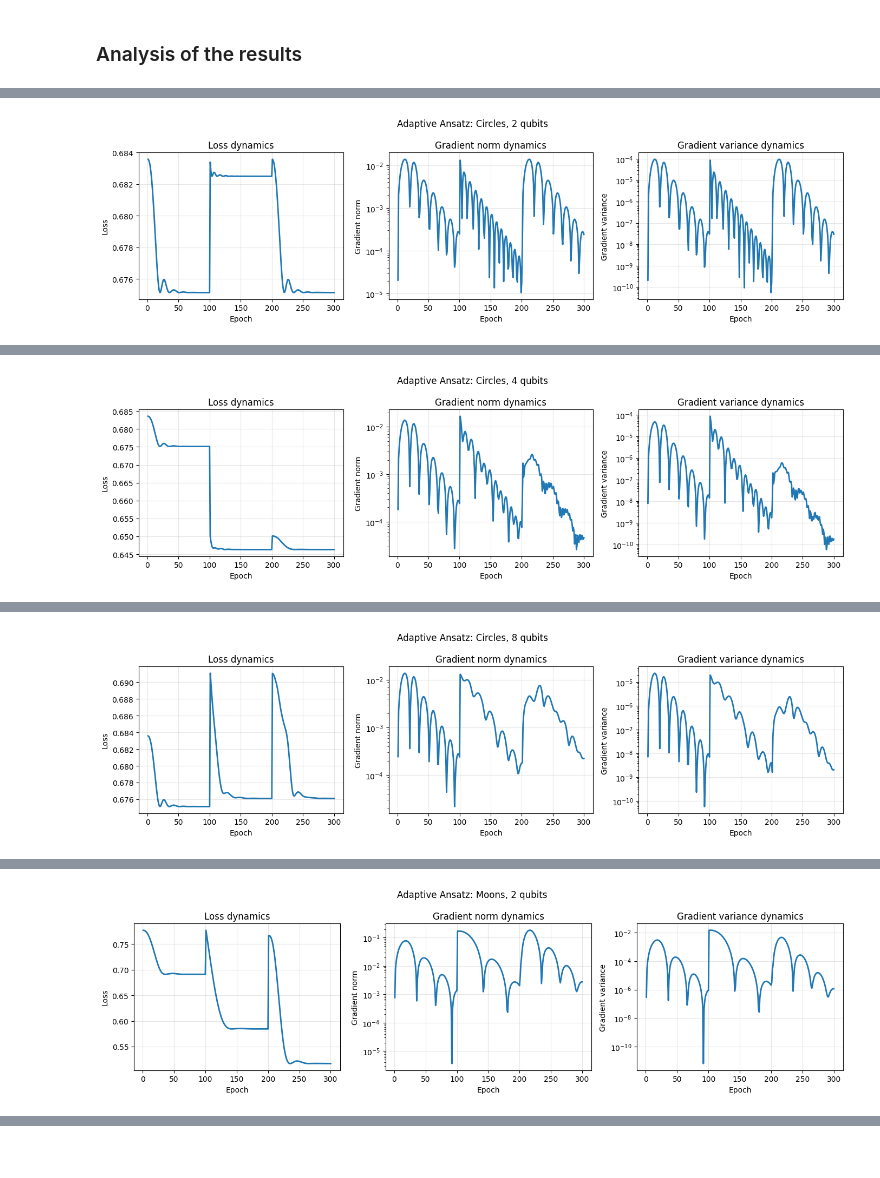
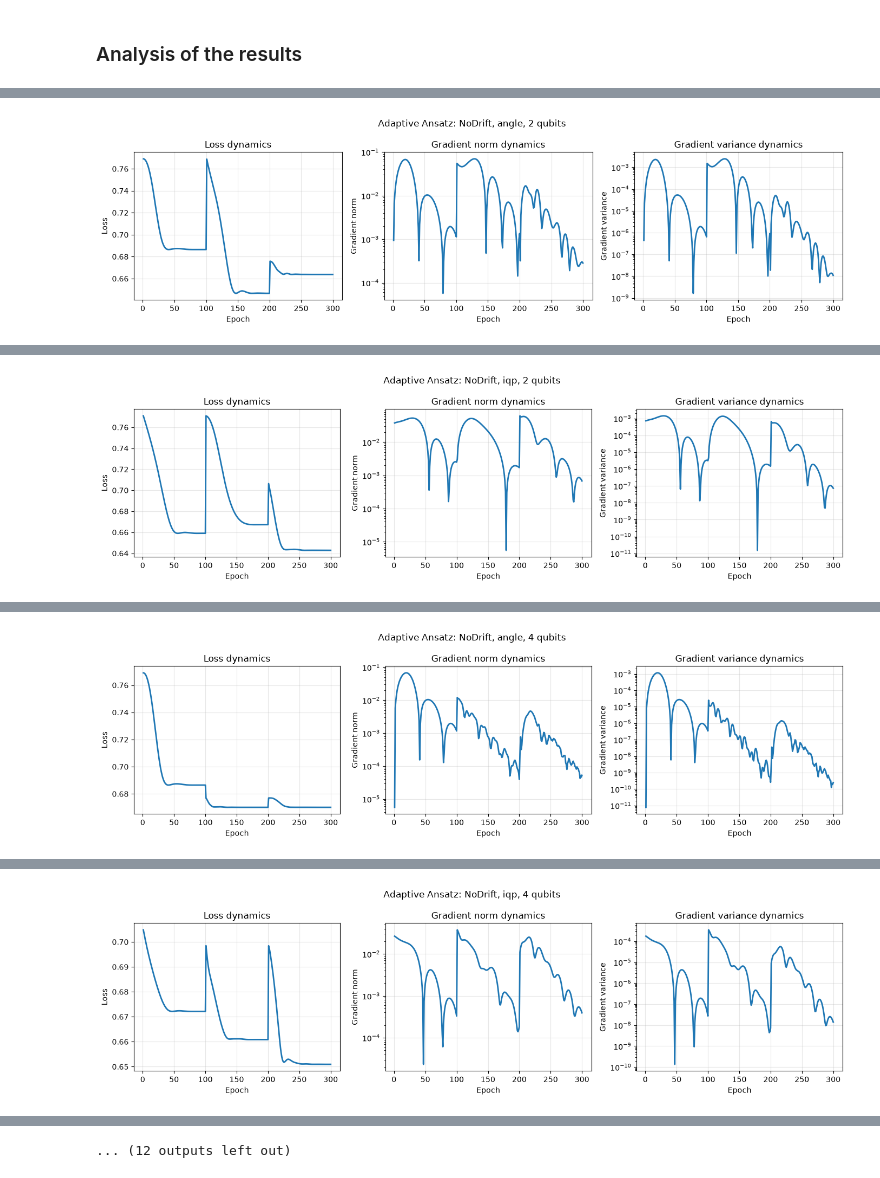
Before and after one commit to Eg0Mak/barren-plateau-volatility, a Jupyter notebook: notebooks/barren_plateau_volatility.ipynb, the cells around one changed output, grey strips where cells are left out. Saved outputs shown, nothing was run; the diff lists cells and outputs as text; code cells hidden in the pictures.

```diff
--- a/notebooks/barren_plateau_volatility.ipynb
+++ b/notebooks/barren_plateau_volatility.ipynb
@@ -1424,6 +1436,8 @@ def run_adaptive_ansatz_experiment(
     y_test,
     dataset_name,
     n_qubits,
+    encoding="angle",
+    drift_flag=False,
     epochs_per_stage=100,
     lr=0.05,
     grad_threshold=1e-4
@@ -1454,6 +1468,7 @@ def run_adaptive_ansatz_experiment(
         print(
             f"\nStage {stage} | "
             f"Dataset: {dataset_name} | "
+            f"Encoding: {encoding} | "
             f"Qubits: {n_qubits} | "
             f"Ansatz: {current_ansatz} | "
             f"Layers: {current_layers}"
@@ -1463,6 +1478,7 @@ def run_adaptive_ansatz_experiment(
             n_qubits=n_qubits,
             n_layers=current_layers,
             ansatz_type=current_ansatz,
+            encoding=encoding,
             init_scale=0.01
         )
 
@@ -1507,9 +1523,14 @@ def run_adaptive_ansatz_experiment(
                 action = f"increase_layers_to_{current_layers}"
 
         elif problem_type == "barren_plateau":
-            current_idx = max(0, current_idx - 1)
-            current_layers = 1
-            action = f"simplify_to_{ansatz_sequence[current_idx]}"
+            if drift_flag:
+                current_idx = 0
+                current_layers = 1
+                action = "drift_triggered_reset_to_ry_cz"
+            else:
+                current_idx = max(0, current_idx - 1)
+                current_layers = 1
+                action = f"simplify_to_{ansatz_sequence[current_idx]}"
 
         else:
             action = "no_action"
@@ -1531,6 +1552,7 @@ def run_adaptive_ansatz_experiment(
     final_result = {
         "Dataset": dataset_name,
         "Model": "AdaptiveAnsatzVQC",
+        "Encoding": encoding,
         "n_qubits": n_qubits,
         "Final_Ansatz": current_ansatz,
         "Final_Layers": current_layers,
@@ -1556,30 +1576,33 @@ adaptive_histories = {}
 adaptive_logs = {}
 
 for dataset_name, X_train, X_test, y_train, y_test in [
-    ("Circles", X_circles_train, X_circles_test, y_circles_train, y_circles_test),
-    ("Moons", X_moons_train, X_moons_test, y_moons_train, y_moons_test)
+    ("NoDrift", X_NoDrift_train, X_NoDrift_test, y_NoDrift_train, y_NoDrift_test),
+    ("WithDrift", X_WithDrift_train, X_WithDrift_test, y_WithDrift_train, y_WithDrift_test)
 ]:
     for q in [2, 4, 8]:
-        result, history, log = run_adaptive_ansatz_experiment(
-            X_train=X_train,
-            X_test=X_test,
-            y_train=y_train,
-            y_test=y_test,
-            dataset_name=dataset_name,
-            n_qubits=q,
-            epochs_per_stage=100,
-            lr=0.05,
-            grad_threshold=1e-4
-        )
+        for encoding in ["angle", "iqp"]:
+            result, history, log = run_adaptive_ansatz_experiment(
+                X_train=X_train,
+                X_test=X_test,
+                y_train=y_train,
+                y_test=y_test,
+                dataset_name=dataset_name,
+                n_qubits=q,
+                encoding=encoding,
+                drift_flag=(dataset_name == "WithDrift"),
+                epochs_per_stage=100,
+                lr=0.05,
+                grad_threshold=1e-4
+            )
 
-        adaptive_results.append(result)
+            adaptive_results.append(result)
 
-        key = f"{dataset_name}_adaptive_{q}"
-        adaptive_histories[key] = history
-        adaptive_logs[key] = log
+            key = f"{dataset_name}_{encoding}_adaptive_{q}"
+            adaptive_histories[key] = history
+            adaptive_logs[key] = log
 
-        plot_barren_plateau_diagnostics(
-            history,
-            title=f"Adaptive Ansatz: {dataset_name}, {q} qubits"
-        )
+            plot_barren_plateau_diagnostics(
+                history,
+                title=f"Adaptive Ansatz: {dataset_name}, {encoding}, {q} qubits"
+            )
 # %% [output]
@@ -1603 +1626 @@ Action: switch_to_basic
-[figure, old version]
+[figure, new version]
@@ -1621 +1644 @@ Action: simplify_to_basic
-[figure, old version]
+[figure, new version]
@@ -1639 +1662 @@ Action: increase_layers_to_2
-[figure, old version]
+[figure, new version]
@@ -1655,3 +1678,3 @@ Epoch 050 | loss=0.52078 | grad_norm=3.832e-02 | grad_var=2.048e-04
 Detected problem: expressivity_limit
 Action: increase_layers_to_2
-[figure, old version]
+[figure, new version]
@@ -1694,3 +1717,4 @@ Action: increase_layers_to_2
+... (12 outputs left out)
 # %%
 adaptive_df = pd.DataFrame(adaptive_results)
 adaptive_df
```
Also changed, not shown: parts of 81 cells of this notebook, 30 other files.
